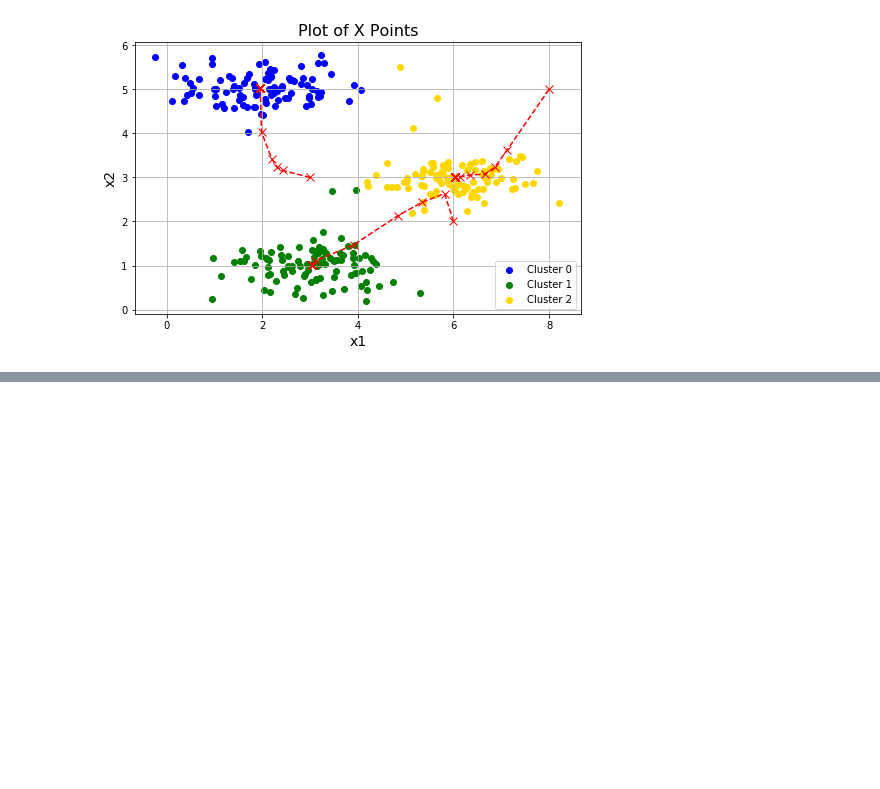
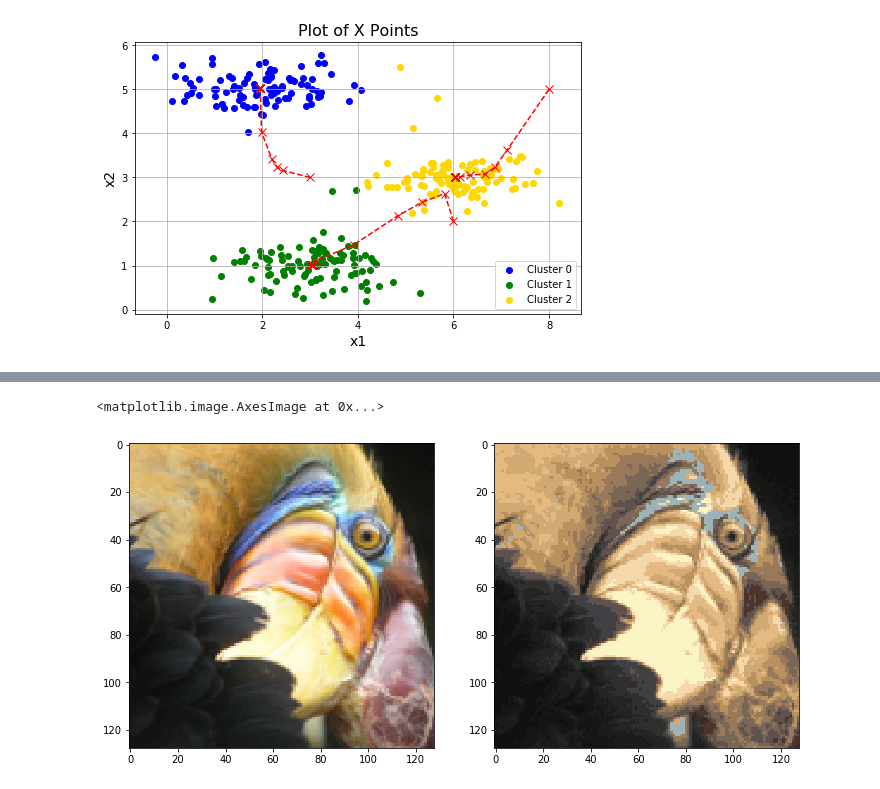
Before and after one commit to PowersYang/Coursera_ML_Exercise, a Jupyter notebook: machine-learning-ex7/ex7.ipynb, the cells around one changed output, grey strips where cells are left out. Saved outputs shown, nothing was run; the diff lists cells and outputs as text; code cells hidden in the pictures; blank space fills up the shorter version.

```diff
--- a/machine-learning-ex7/ex7.ipynb
+++ b/machine-learning-ex7/ex7.ipynb
@@ -135,0 +168,23 @@ yy
+# %%
+# 将图像重塑为(N,3)个矩阵，其中N = 像素数
+# 每一行将包含红、绿、蓝像素值
+# 这给出了我们的数据集矩阵X，我们将使用K-Means
+
+X = A.reshape(-1, 3)
+K = 16
+centroids = init_centroids(X, K)
+idx, centroids_all = run_kmeans(X, centroids, 10)
+# %%
+img = np.zeros(X.shape)
+centroids = centroids_all[-1]
+for i in range(len(centroids)):
+    img[idx == i] = centroids[i]
+
+img = img.reshape((128, 128, 3))
+
+fig, axes = plt.subplots(1, 2, figsize=(12, 6))
+axes[0].imshow(A)
+axes[1].imshow(img)
+# %% [output]
+<matplotlib.image.AxesImage at 0x...>
+[figure, added]
```
Also changed, not shown: parts of 34 cells of this notebook.
